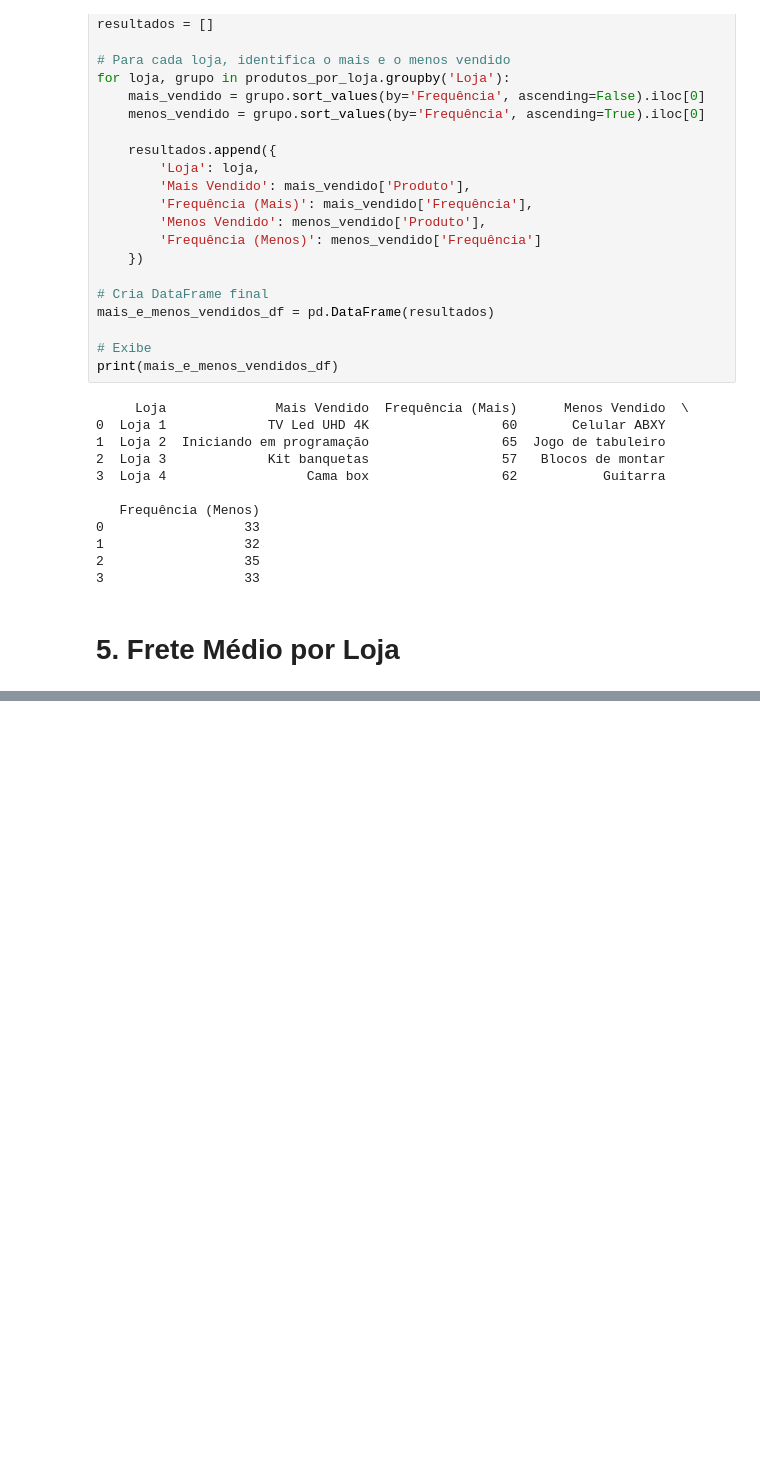
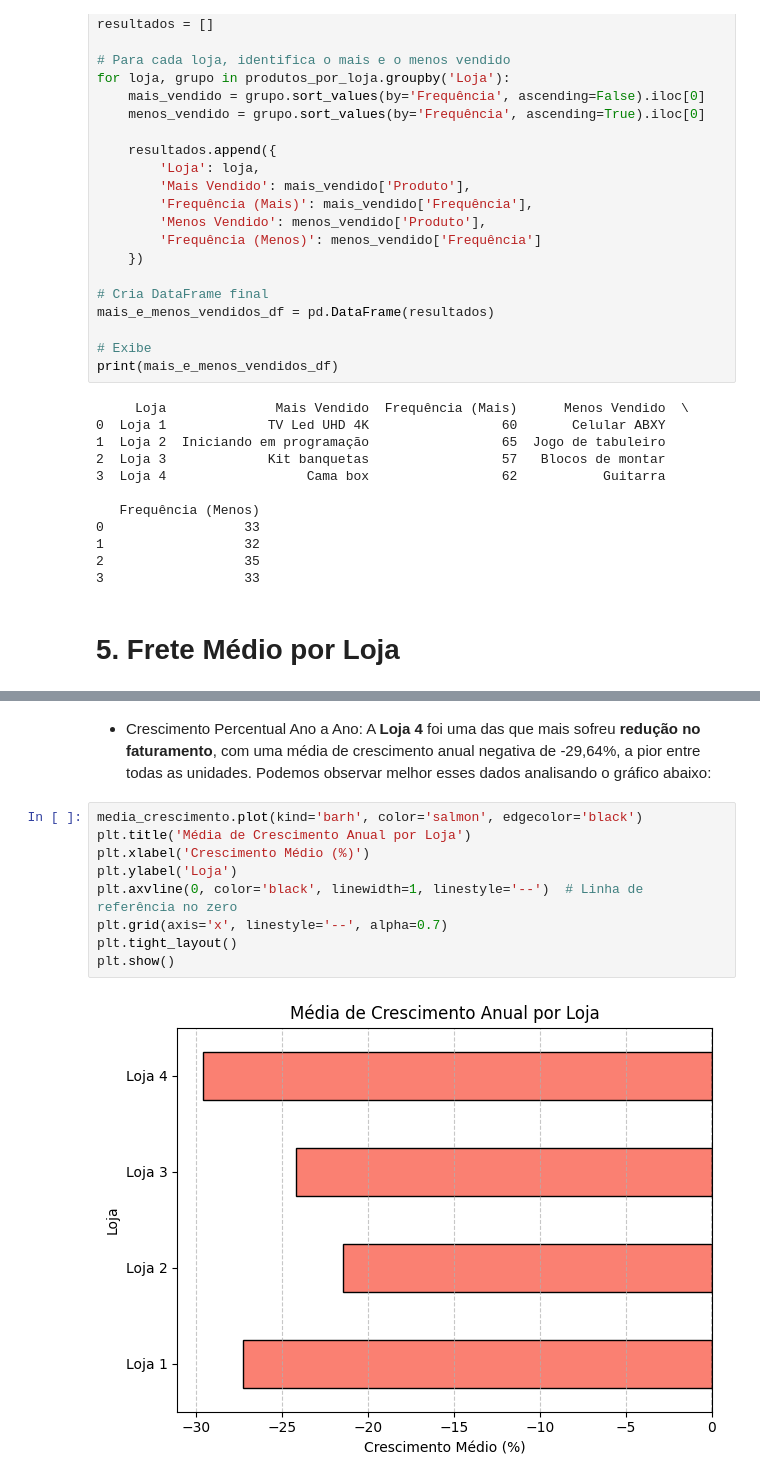
Before and after one commit to Flavio-AzL/challenge-alura-store, a Jupyter notebook: AluraStoreBr.ipynb, the cells around one changed output, grey strips where cells are left out. Saved outputs shown, nothing was run; the diff lists cells and outputs as text; blank space fills up the shorter version.

Commit message:
O projeto foi finalizado com relação aos gráficos, análises e decisões.Podendo ser aberto para incrementos

```diff
--- a/AluraStoreBr.ipynb
+++ b/AluraStoreBr.ipynb
@@ -262,0 +298,15 @@ print(mais_e_menos_vendidos_df)
+# %% [markdown]
+- Crescimento Percentual Ano a Ano:
+A **Loja 4** foi uma das que mais sofreu **redução no faturamento**, com uma média de crescimento anual negativa de -29,64%, a pior entre todas as unidades.
+Podemos observar melhor esses dados analisando o gráfico abaixo:
+# %%
+media_crescimento.plot(kind='barh', color='salmon', edgecolor='black')
+plt.title('Média de Crescimento Anual por Loja')
+plt.xlabel('Crescimento Médio (%)')
+plt.ylabel('Loja')
+plt.axvline(0, color='black', linewidth=1, linestyle='--')  # Linha de referência no zero
+plt.grid(axis='x', linestyle='--', alpha=0.7)
+plt.tight_layout()
+plt.show()
+# %% [output]
+[figure, added]
```
Also changed, not shown: parts of 6 cells of this notebook.
